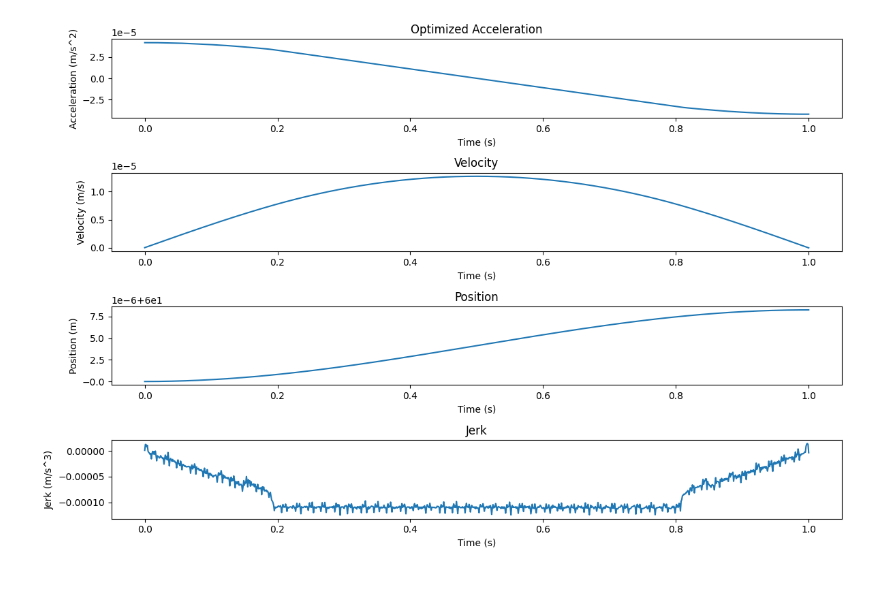
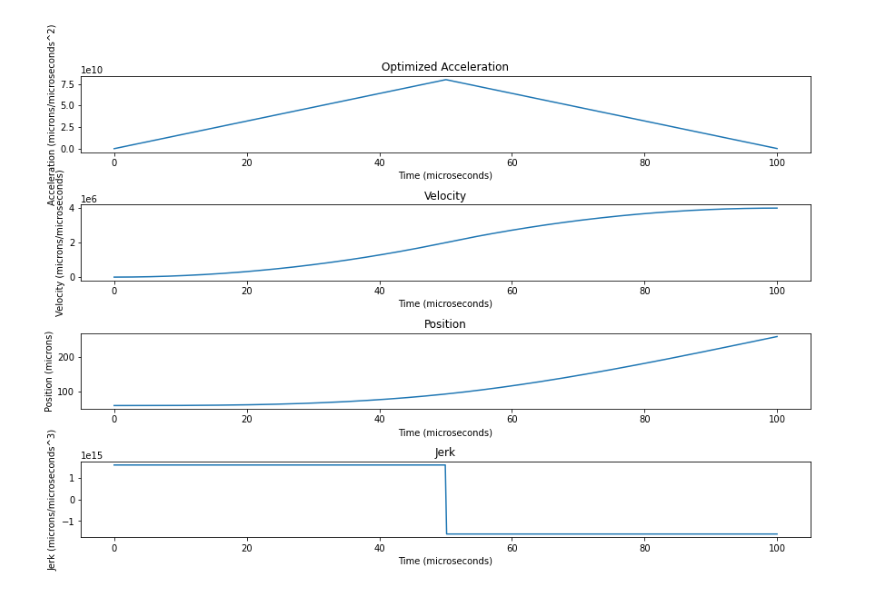
Before and after one commit to nsong03/Ultracold-Research, a Jupyter notebook: TweezerOptimization/AWGwaveformoptimization.ipynb, the cells around one changed output. Cells and saved outputs as stored; diff of their text form; code cells hidden in the pictures.

```diff
--- a/TweezerOptimization/AWGwaveformoptimization.ipynb
+++ b/TweezerOptimization/AWGwaveformoptimization.ipynb
@@ -78,0 +89,5 @@ Fourier space spacing in microns:  0.18662109375000002
+# %%
+testfrequency = 80e6
+wavelength = soundvelocity / testfrequency
+cycles = aodaperture / wavelength
+cycles
@@ -149,0 +406,7 @@ optimized_position, optimized_velocity, optimized_acceleration, optimized_jerk,
+# %%
+optimized_position, optimized_velocity, optimized_acceleration, optimized_jerk, time = initpath_linearramp(globalvariables)
+# optimized_position, optimized_velocity, optimized_acceleration, optimized_jerk, time = initpath_minimizejerk(globalvariables)
+fourierpixels, time = positionstofourier(optimized_position, time, globalvariables)
+expanded_position, expanded_time = expand_position_array(time, fourierpixels, globalvariables)
+
+AWGinitguesscosine = initguess_continuouscosine(AWGwaveform, optimized_position, time, globalvariables)
@@ -150,31 +460,31 @@ optimized_position, optimized_velocity, optimized_acceleration, optimized_jerk,
 # %%
 plt.figure(figsize=(12, 8))
 
 plt.subplot(4, 1, 1)
-plt.plot(time, optimized_acceleration)
+plt.plot(time * 10**6, optimized_acceleration * 10**6)
 plt.title('Optimized Acceleration')
-plt.xlabel('Time (s)')
-plt.ylabel('Acceleration (m/s^2)')
+plt.xlabel('Time (microseconds)')
+plt.ylabel('Acceleration (microns/microseconds^2)')
 
 plt.subplot(4, 1, 2)
-plt.plot(time, optimized_velocity)
+plt.plot(time* 10**6, optimized_velocity* 10**6)
 plt.title('Velocity')
-plt.xlabel('Time (s)')
-plt.ylabel('Velocity (m/s)')
+plt.xlabel('Time (microseconds)')
+plt.ylabel('Velocity (microns/microseconds)')
 
 plt.subplot(4, 1, 3)
-plt.plot(time, optimized_position)
+plt.plot(time* 10**6, optimized_position* 10**6)
 plt.title('Position')
-plt.xlabel('Time (s)')
-plt.ylabel('Position (m)')
+plt.xlabel('Time (microseconds)')
+plt.ylabel('Position (microns)')
 
 plt.subplot(4, 1, 4)
-plt.plot(time, optimized_jerk)
+plt.plot(time* 10**6, optimized_jerk* 10**6)
 plt.title('Jerk')
-plt.xlabel('Time (s)')
-plt.ylabel('Jerk (m/s^3)')
+plt.xlabel('Time (microseconds)')
+plt.ylabel('Jerk (microns/microseconds^3)')
 
 plt.tight_layout()
 plt.show()
 # %% [output]
-[figure, old version]
+[figure, new version]
```
Also changed, not shown: parts of 12 cells of this notebook.
